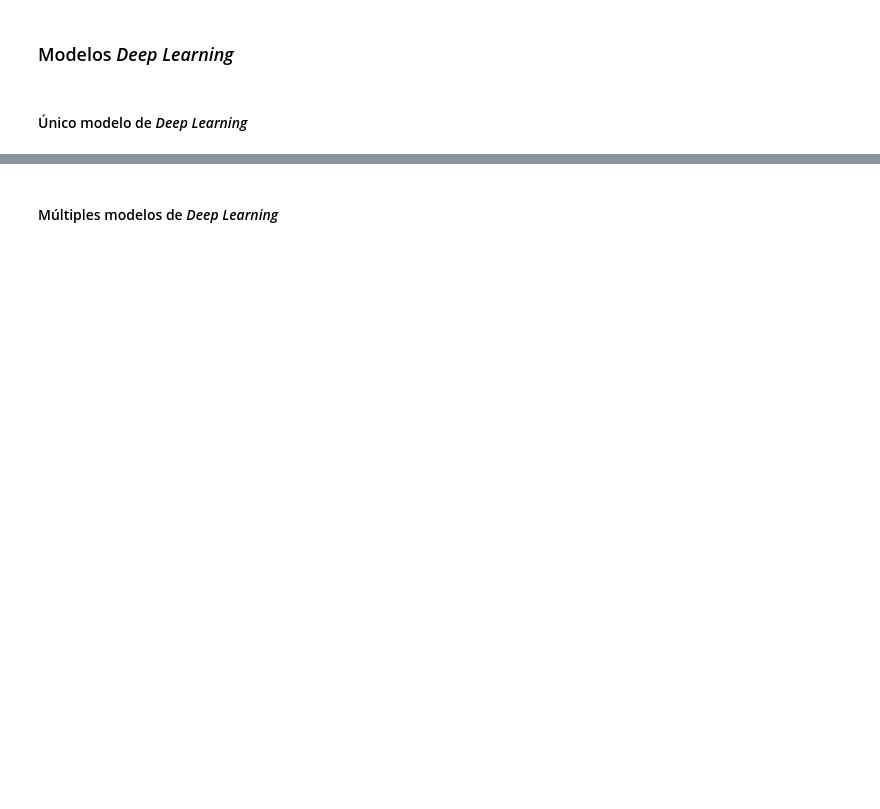
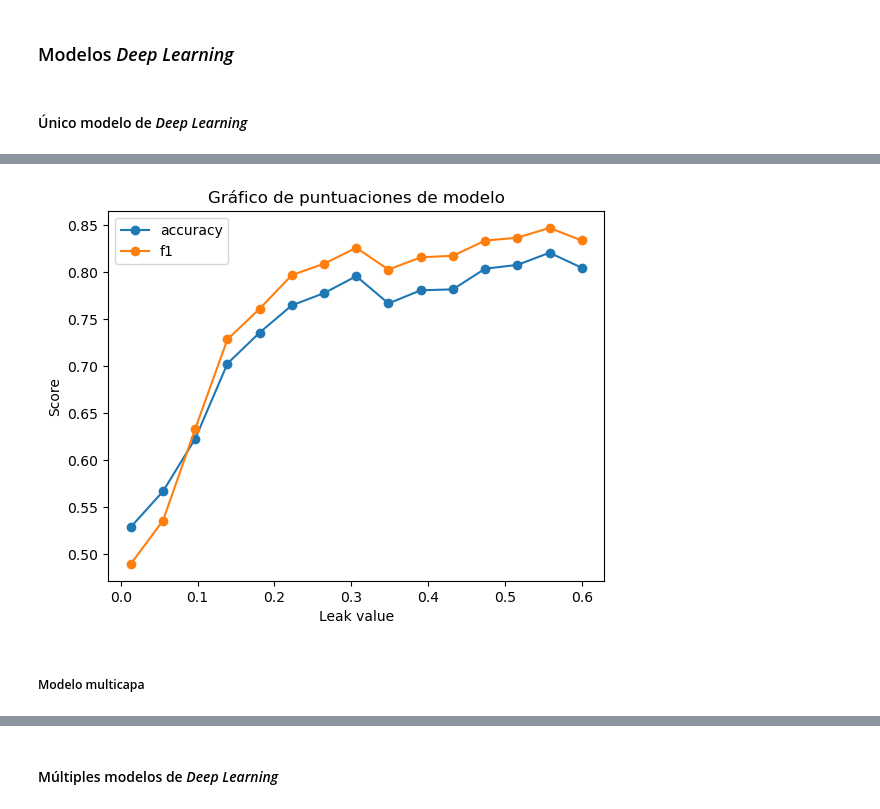
Before and after one commit to alu0101351773/TFM, a Jupyter notebook: src/project/main.ipynb, the cells around one changed output, grey strips where cells are left out. Cells and saved outputs as stored; diff of their text form; code cells hidden in the pictures; blank space fills up the shorter version.

```diff
--- a/src/project/main.ipynb
+++ b/src/project/main.ipynb
@@ -848,0 +907,20 @@ display(pd.DataFrame.from_dict(
+# %%
+x_vals =    [float(key) for key in result_dict]
+acc_vals =  [result_dict[key][0] for key in result_dict]
+f1_vals =   [result_dict[key][1] for key in result_dict]
+
+plt.plot(x_vals, acc_vals, label='accuracy', marker='o')
+plt.plot(x_vals, f1_vals, label='f1', marker='o')
+
+plt.xlabel('Leak value')
+plt.ylabel('Score')
+
+plt.title('Gráfico de puntuaciones de modelo')
+
+plt.legend()
+
+plt.show()
+# %% [output]
+[figure, added]
+# %% [markdown]
+##### Modelo multicapa
```
Also changed, not shown: parts of 18 cells of this notebook.
